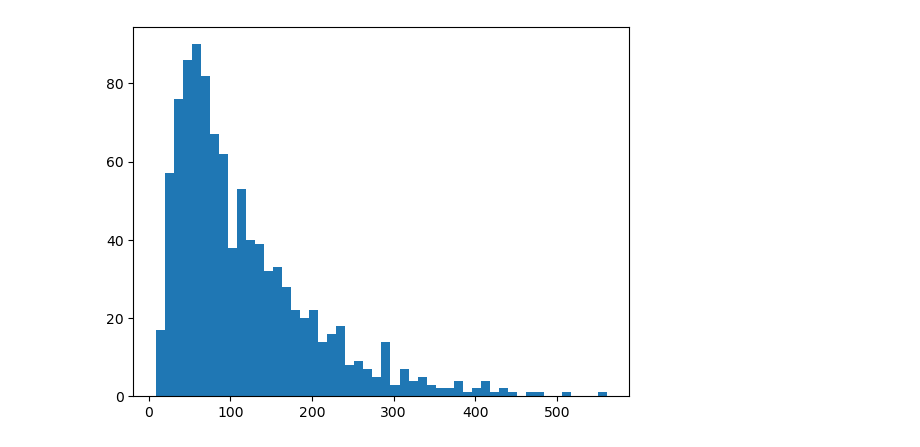
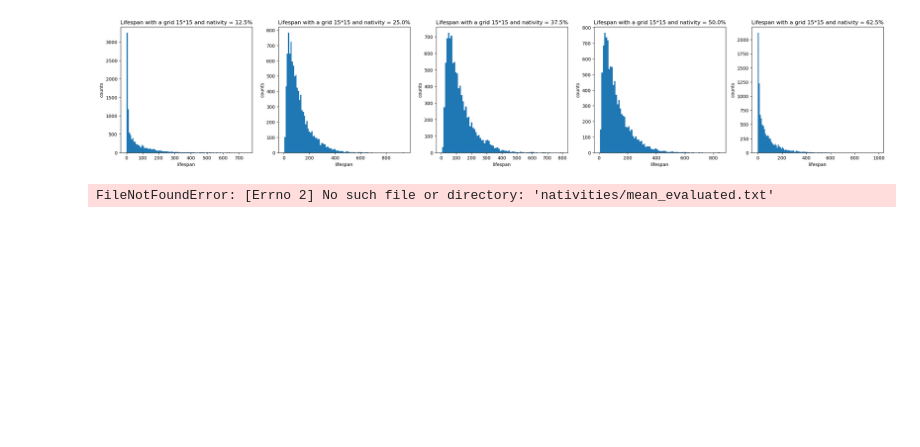
Before and after one commit to RiccardoTancredi/GameofLife, a Jupyter notebook: lifespan.ipynb, the cells around one changed output. Drawn from its saved outputs; the diff is of its cells as text; code cells hidden in the pictures; blank space fills up the shorter version.

```diff
--- a/lifespan.ipynb
+++ b/lifespan.ipynb
@@ -1,19 +1,67 @@
 # %%
 import numpy as np
 import matplotlib.pyplot as plt
+# %%
+# CODE TO ANALIZE THE LIFESPAN CHANGING SEED (FOR FIXED DIMENSION AND NATIVITY)
+occupazioni = ['125', '250', '375', '500', '625']
+dimensioni = ['15']
+
+fig, axes = plt.subplots(nrows=1, ncols=5, figsize=(30, 5))
+
+analisi = 'lifespan'
+i = 0
+print()
+for occ in occupazioni:
+    for griglia in dimensioni:
+        data = []
+        filename = "vite/" + analisi + "_" + griglia + "_" + occ + ".txt"
+        filein = open(filename, 'r')
+        for line in filein:
+            data.append(float(line))
+
+        title = "Lifespan with a grid " + griglia + "*" + griglia + " and nativity = " + str(int(occ)/10) + "%"
+        ax = axes[i]
+        ax.hist(data, bins='auto')
+        ax.set_xlabel("lifespan")
+        ax.set_ylabel("counts")
+        ax.title.set_text(title)
+        i += 1
+
+plt.savefig("lifespan.png")
+# %% [output]
+[figure, added]
 # %%
-occupazioni = ['375', '20', '50']
-dimensioni = ['15']
+analisi = 'periodicity'
 
 for occ in occupazioni:
     for griglia in dimensioni:
         data = []
-        filename = "vite/lifespan_" + griglia + "_" + occ + ".txt"
+        filename = "vite/" + analisi + "_" + griglia + "_" + occ + ".txt"
         filein = open(filename, 'r')
         for line in filein:
             data.append(float(line))
 
+# DA MODIFICAREEEE
+        title = "Periods with a grid " + griglia + "*" + griglia + " and nativity = " + str(int(occ)/10) + "%"
+        ax = axes[i]
+        ax.hist(data, bins='auto')
+        ax.set_xlabel("lifespan")
+        ax.set_ylabel("counts")
+        ax.title.set_text(title)
+        i += 1
 
-        plt.hist(data, bins='auto')
+plt.savefig("lifespan.png")
-# %% [output]
-[figure, removed]
+# %%
+filename = "nativities/mean_evaluated.txt"
+filein = open(filename, 'r')
+
+dati_x, dati_y = [], []
+for line in filein:
+    dati_x.append(float(line.split("\t")[0]))
+    dati_y.append(float(line.split("\t")[1]))
+
+print(dati_x, dati_y)
+
+plt.plot(dati_x, dati_y, "o")
+# %% [output]
+FileNotFoundError: [Errno 2] No such file or directory: 'nativities/mean_evaluated.txt'
```
Also changed, not shown: 37 other files.
